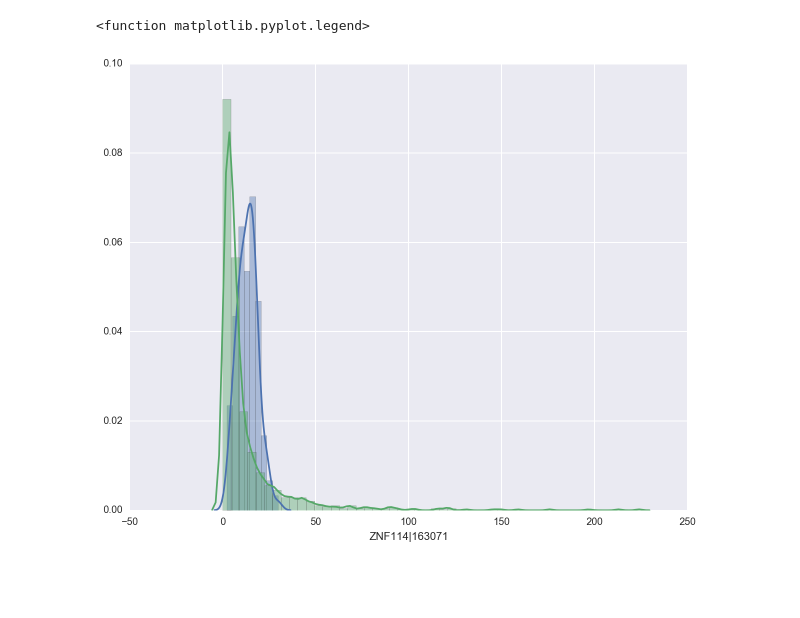
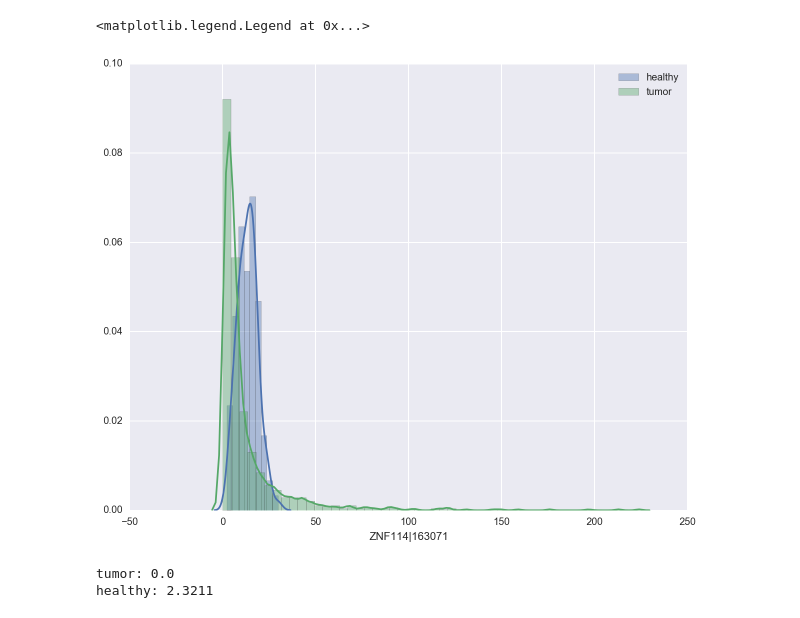
Before and after one commit to Kornel/mcmc-tcga, a Jupyter notebook: mcm-test.ipynb, the cells around one changed output. Drawn from its saved outputs; the diff is of its cells as text; code cells hidden in the pictures; blank space fills up the shorter version.

```diff
--- a/mcm-test.ipynb
+++ b/mcm-test.ipynb
@@ -37,8 +39,8 @@ tumor = dft.iloc[dft.index.str.contains("-01A-")]
 # %%
 plt.figure(figsize=(10, 8))
 sns.distplot(healthy[sample_row], label = 'healthy')
 sns.distplot(tumor[sample_row], label = 'tumor')
-plt.legend
+plt.legend()
 # %% [output]
-<function matplotlib.pyplot.legend>
+<matplotlib.legend.Legend at 0x...>
-[figure, old version]
+[figure, new version]
@@ -50,0 +47,6 @@ obs = pymc.NegativeBinomial('tumor', p_XXX, p_A, value=tumor[sample_row], observ
+# %%
+print 'tumor:', mode(tumor[sample_row]).mode[0]
+print 'healthy:', mode(healthy[sample_row]).mode[0]
+# %% [output]
+tumor: 0.0
+healthy: 2.3211
```
Also changed, not shown: parts of 11 cells of this notebook, 2 other files.
